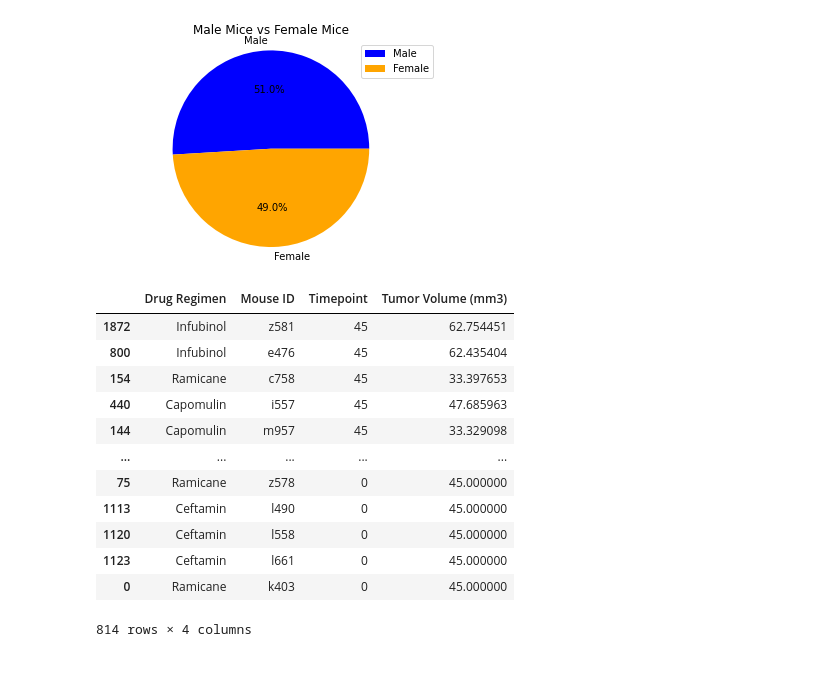
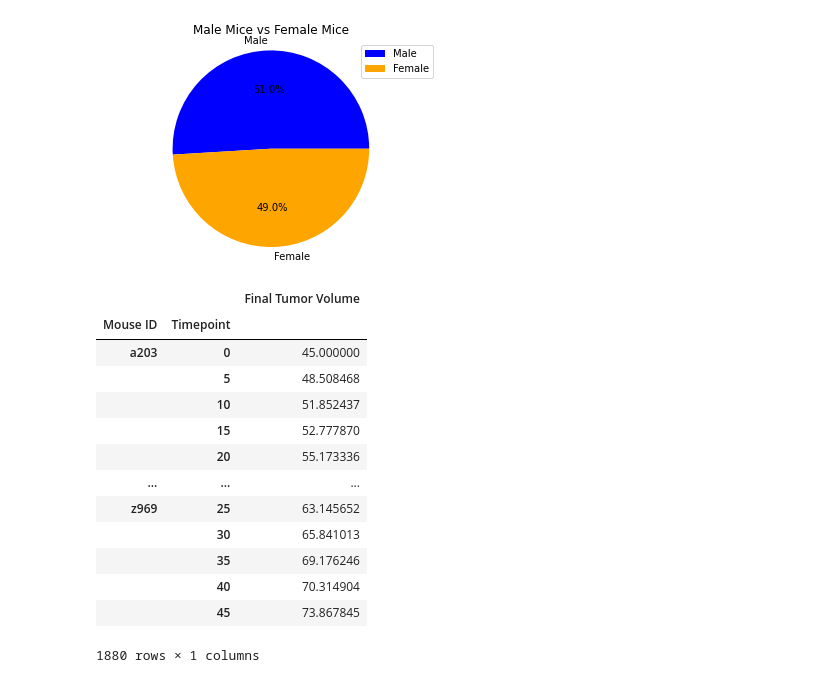
Before and after one commit to EdwinVargas22/UCI-Edwin-Vargas-Homework, a Jupyter notebook: 05-Matplotlib-Challenge/Script for Pharmaceutical.ipynb, the cells around one changed output. Cells and saved outputs as stored; diff of their text form; code cells hidden in the pictures.

Commit message:
Created the function to find the final tumor volume

```diff
--- a/05-Matplotlib-Challenge/Script for Pharmaceutical.ipynb
+++ b/05-Matplotlib-Challenge/Script for Pharmaceutical.ipynb
@@ -174,25 +174,26 @@ plt.show()
 [figure]
 # %%
 # Calculate the final tumor volume of each mouse across four of the treatment regimens: Capomulin, Ramicane, Infubinol, and Ceftamin
-four_regimen = clean_data[clean_data['Drug Regimen'].isin(['Capomulin', 'Ramicane', 'Infubinol', 'Ceftamin'])]
-four_regimen = four_regimen.sort_values(['Timepoint'], ascending=False)
-four_regimen
+four_regimens = clean_data.groupby(['Mouse ID', 'Timepoint'])
 
-four_regimen_data = four_regimen[['Drug Regimen', 'Mouse ID', 'Timepoint', 'Tumor Volume (mm3)']]
+tumor_volume = four_regimens['Tumor Volume (mm3)'].max()
 
-four_regimen_data
+final_tumor_volume_df = pd.DataFrame({"Final Tumor Volume": tumor_volume})
+
+final_tumor_volume_df
 # %% [output]
-|  | Drug Regimen | Mouse ID | Timepoint | Tumor Volume (mm3) |
-| 1872 | Infubinol | z581 | 45 | 62.754451 |
-| 800 | Infubinol | e476 | 45 | 62.435404 |
-| 154 | Ramicane | c758 | 45 | 33.397653 |
-| 440 | Capomulin | i557 | 45 | 47.685963 |
-| 144 | Capomulin | m957 | 45 | 33.329098 |
-| ... | ... | ... | ... | ... |
-| 75 | Ramicane | z578 | 0 | 45.000000 |
-| 1113 | Ceftamin | l490 | 0 | 45.000000 |
-| 1120 | Ceftamin | l558 | 0 | 45.000000 |
-| 1123 | Ceftamin | l661 | 0 | 45.000000 |
-| 0 | Ramicane | k403 | 0 | 45.000000 |
+|  |  | Final Tumor Volume |
+| Mouse ID | Timepoint |  |
+| a203 | 0 | 45.000000 |
+|  | 5 | 48.508468 |
+|  | 10 | 51.852437 |
+|  | 15 | 52.777870 |
+|  | 20 | 55.173336 |
+| ... | ... | ... |
+| z969 | 25 | 63.145652 |
+|  | 30 | 65.841013 |
+|  | 35 | 69.176246 |
+|  | 40 | 70.314904 |
+|  | 45 | 73.867845 |
-814 rows × 4 columns
+1880 rows × 1 columns
 # %%
```
Also changed, not shown: parts of 4 cells of this notebook.
